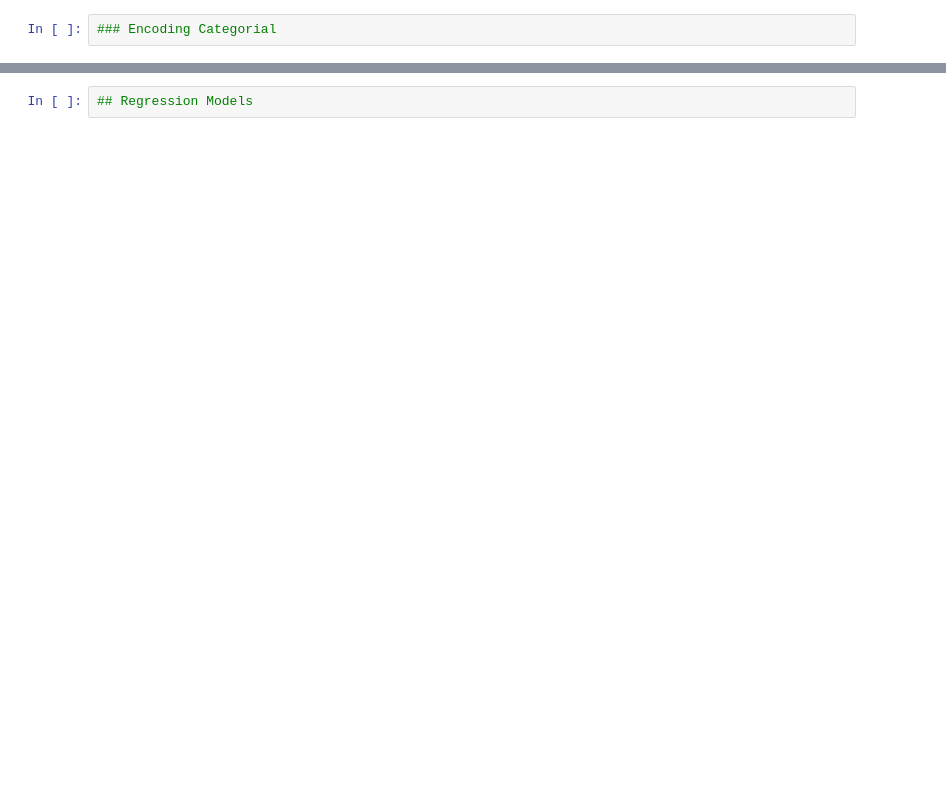
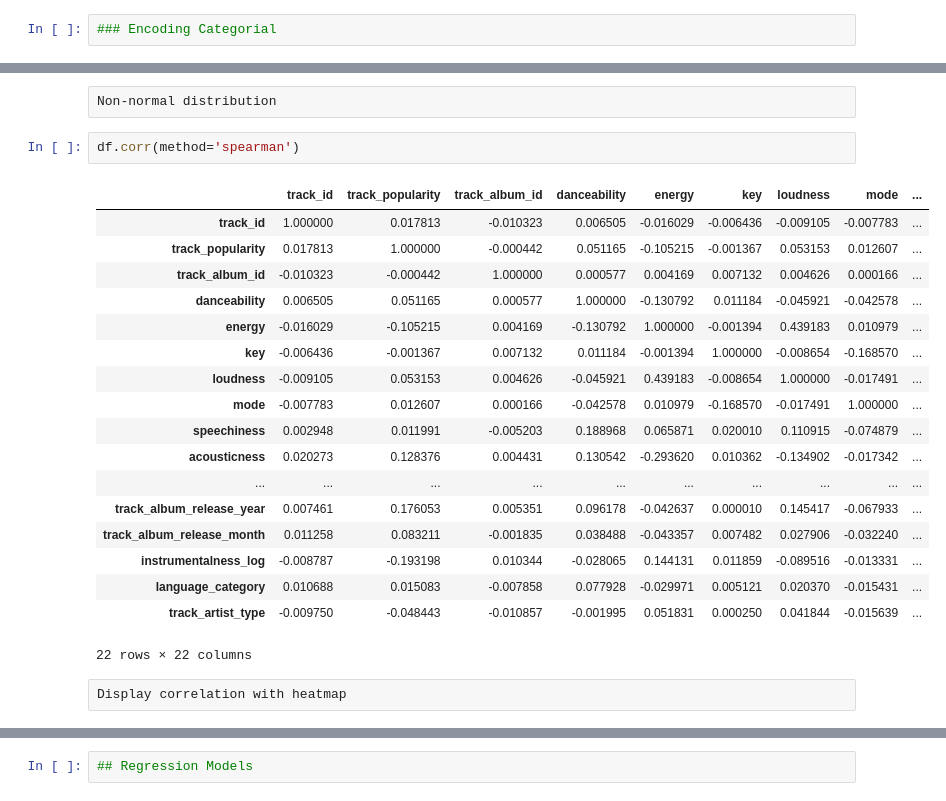
Before and after one commit to atar771/spotify, a Jupyter notebook: Model Selection and Fine Tuning_SPOTIFY_SONG.ipynb.ipynb, the cells around one changed output, grey strips where cells are left out. Cells and saved outputs as stored; diff of their text form; blank space fills up the shorter version.

```diff
--- a/Model Selection and Fine Tuning_SPOTIFY_SONG.ipynb.ipynb
+++ b/Model Selection and Fine Tuning_SPOTIFY_SONG.ipynb.ipynb
@@ -46,0 +155,25 @@ y = df['track_popularity']
+# %% [raw]
+Non-normal distribution
+# %%
+df.corr(method='spearman')
+# %% [output]
+|  | track_id | track_popularity | track_album_id | danceability | energy | key | loudness | mode | ... |
+| track_id | 1.000000 | 0.017813 | -0.010323 | 0.006505 | -0.016029 | -0.006436 | -0.009105 | -0.007783 | ... |
+| track_popularity | 0.017813 | 1.000000 | -0.000442 | 0.051165 | -0.105215 | -0.001367 | 0.053153 | 0.012607 | ... |
+| track_album_id | -0.010323 | -0.000442 | 1.000000 | 0.000577 | 0.004169 | 0.007132 | 0.004626 | 0.000166 | ... |
+| danceability | 0.006505 | 0.051165 | 0.000577 | 1.000000 | -0.130792 | 0.011184 | -0.045921 | -0.042578 | ... |
+| energy | -0.016029 | -0.105215 | 0.004169 | -0.130792 | 1.000000 | -0.001394 | 0.439183 | 0.010979 | ... |
+| key | -0.006436 | -0.001367 | 0.007132 | 0.011184 | -0.001394 | 1.000000 | -0.008654 | -0.168570 | ... |
+| loudness | -0.009105 | 0.053153 | 0.004626 | -0.045921 | 0.439183 | -0.008654 | 1.000000 | -0.017491 | ... |
+| mode | -0.007783 | 0.012607 | 0.000166 | -0.042578 | 0.010979 | -0.168570 | -0.017491 | 1.000000 | ... |
+| speechiness | 0.002948 | 0.011991 | -0.005203 | 0.188968 | 0.065871 | 0.020010 | 0.110915 | -0.074879 | ... |
+| acousticness | 0.020273 | 0.128376 | 0.004431 | 0.130542 | -0.293620 | 0.010362 | -0.134902 | -0.017342 | ... |
+| ... | ... | ... | ... | ... | ... | ... | ... | ... | ... |
+| track_album_release_year | 0.007461 | 0.176053 | 0.005351 | 0.096178 | -0.042637 | 0.000010 | 0.145417 | -0.067933 | ... |
+| track_album_release_month | 0.011258 | 0.083211 | -0.001835 | 0.038488 | -0.043357 | 0.007482 | 0.027906 | -0.032240 | ... |
+| instrumentalness_log | -0.008787 | -0.193198 | 0.010344 | -0.028065 | 0.144131 | 0.011859 | -0.089516 | -0.013331 | ... |
+| language_category | 0.010688 | 0.015083 | -0.007858 | 0.077928 | -0.029971 | 0.005121 | 0.020370 | -0.015431 | ... |
+| track_artist_type | -0.009750 | -0.048443 | -0.010857 | -0.001995 | 0.051831 | 0.000250 | 0.041844 | -0.015639 | ... |
+22 rows × 22 columns
+# %% [raw]
+Display correlation with heatmap
```
Also changed, not shown: parts of 63 cells of this notebook.
